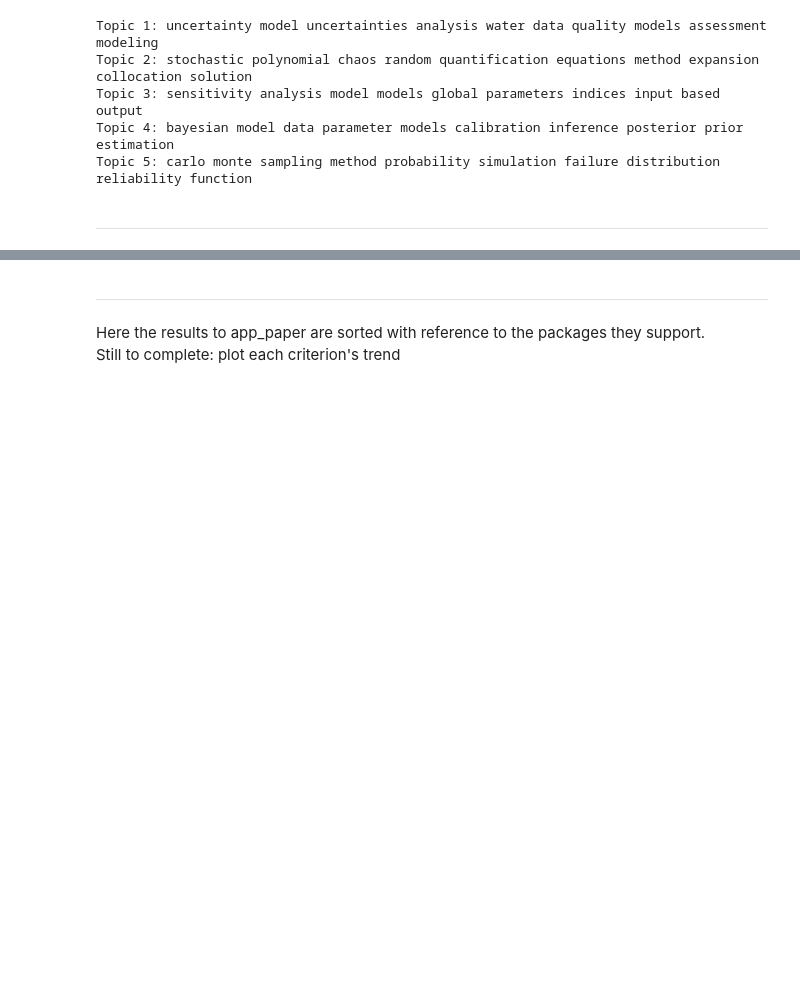
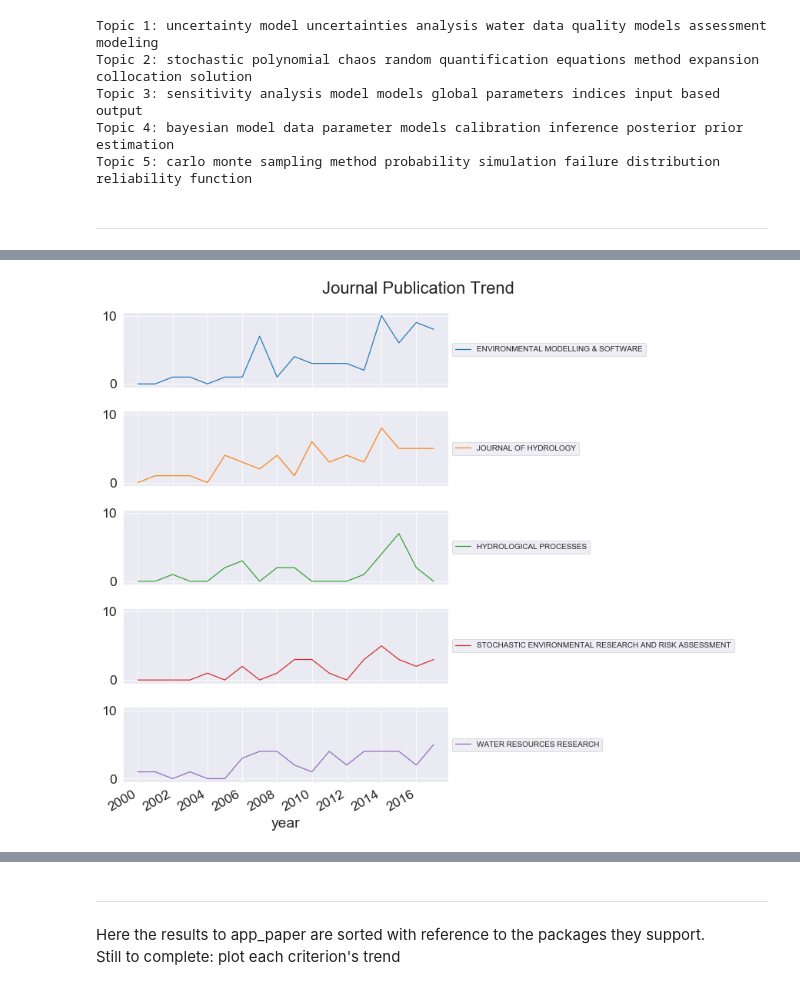
Before and after one commit to frog7/uasa-trends, a Jupyter notebook: notebooks/Topic modelling and network graphs.ipynb, the cells around one changed output, grey strips where cells are left out. Saved outputs shown, nothing was run; the diff lists cells and outputs as text; code cells hidden in the pictures; blank space fills up the shorter version.

```diff
--- a/notebooks/Topic modelling and network graphs.ipynb
+++ b/notebooks/Topic modelling and network graphs.ipynb
@@ -154,0 +175,4 @@ wos_plot.plot_topic_trend([uncertainty_model__applications, uncertainty_model__s
+# %%
+wos_plot.plot_journal_pub_trend((uncertainty_model__applications), top_n=5, save_plot_fn='journal_app_trend.png')
+# %% [output]
+[figure, added]
```
Also changed, not shown: parts of 52 cells of this notebook.
